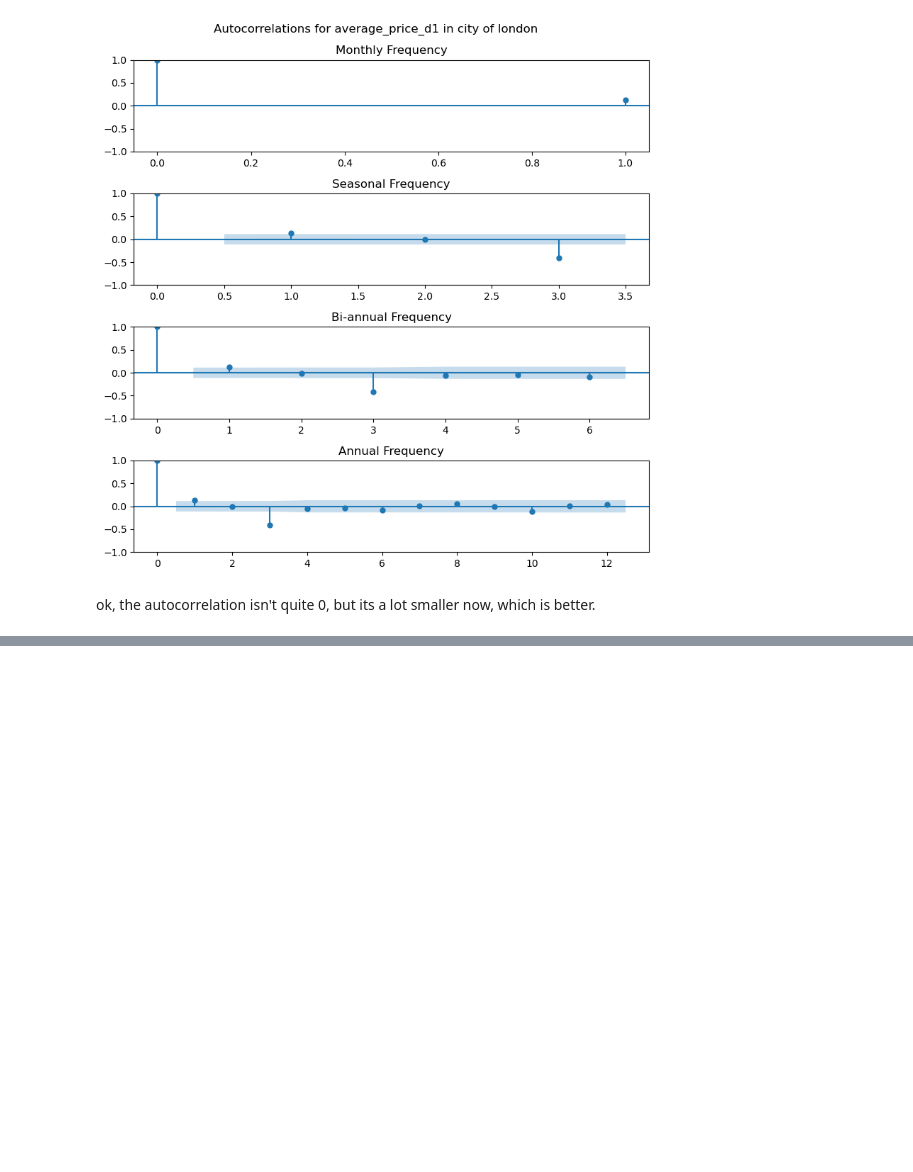
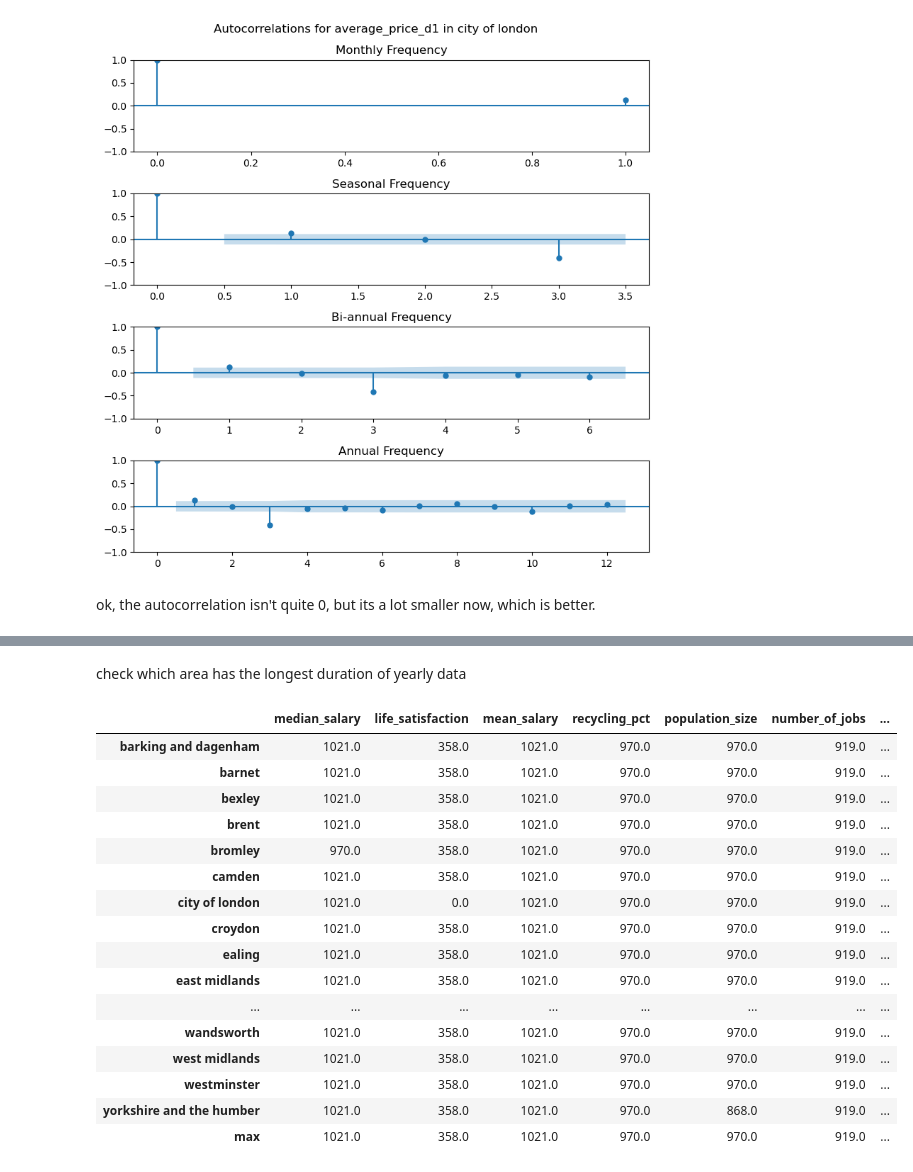
Before and after one commit to hlu109/math462_project, a Jupyter notebook: scripts/data_exploration.ipynb, the cells around one changed output, grey strips where cells are left out. Saved outputs shown, nothing was run; the diff lists cells and outputs as text; code cells hidden in the pictures; blank space fills up the shorter version.

```diff
--- a/scripts/data_exploration.ipynb
+++ b/scripts/data_exploration.ipynb
@@ -560,0 +628,47 @@ ok, the autocorrelation isn't quite 0, but its a lot smaller now, which is bette
+# %% [markdown]
+check which area has the longest duration of yearly data
+# %%
+yearly_cols = [
+    'median_salary', 'life_satisfaction', 'mean_salary', 'recycling_pct',
+    'population_size', 'number_of_jobs', 'area_size', 'no_of_houses'
+]
+yearly_coverage_total = {}
+
+for a in monthly_data.area.unique():
+    if a not in yearly_data.area.unique():
+        continue
+
+    area_data = get_area(yearly_data, a)
+    yearly_coverage = {}
+    for c in yearly_cols:
+        idx_start = area_data[c].first_valid_index()
+        if idx_start is None:
+            yearly_coverage[c] = 0
+        else:
+            idx_end = area_data[c].last_valid_index()
+            yearly_coverage[c] = idx_end - idx_start + 1
+
+    yearly_coverage_total[a] = yearly_coverage
+
+yearly_coverage_df = pd.DataFrame(yearly_coverage_total).T
+yearly_coverage_df['sum'] = yearly_coverage_df.sum(axis=1)
+yearly_coverage_df.loc['max', :] = yearly_coverage_df.max()
+yearly_coverage_df
+# %% [output]
+|  | median_salary | life_satisfaction | mean_salary | recycling_pct | population_size | number_of_jobs | ... |
+| barking and dagenham | 1021.0 | 358.0 | 1021.0 | 970.0 | 970.0 | 919.0 | ... |
+| barnet | 1021.0 | 358.0 | 1021.0 | 970.0 | 970.0 | 919.0 | ... |
+| bexley | 1021.0 | 358.0 | 1021.0 | 970.0 | 970.0 | 919.0 | ... |
+| brent | 1021.0 | 358.0 | 1021.0 | 970.0 | 970.0 | 919.0 | ... |
+| bromley | 970.0 | 358.0 | 1021.0 | 970.0 | 970.0 | 919.0 | ... |
+| camden | 1021.0 | 358.0 | 1021.0 | 970.0 | 970.0 | 919.0 | ... |
+| city of london | 1021.0 | 0.0 | 1021.0 | 970.0 | 970.0 | 919.0 | ... |
+| croydon | 1021.0 | 358.0 | 1021.0 | 970.0 | 970.0 | 919.0 | ... |
+| ealing | 1021.0 | 358.0 | 1021.0 | 970.0 | 970.0 | 919.0 | ... |
+| east midlands | 1021.0 | 358.0 | 1021.0 | 970.0 | 970.0 | 919.0 | ... |
+| ... | ... | ... | ... | ... | ... | ... | ... |
+| wandsworth | 1021.0 | 358.0 | 1021.0 | 970.0 | 970.0 | 919.0 | ... |
+| west midlands | 1021.0 | 358.0 | 1021.0 | 970.0 | 970.0 | 919.0 | ... |
+| westminster | 1021.0 | 358.0 | 1021.0 | 970.0 | 970.0 | 919.0 | ... |
+| yorkshire and the humber | 1021.0 | 358.0 | 1021.0 | 970.0 | 868.0 | 919.0 | ... |
+| max | 1021.0 | 358.0 | 1021.0 | 970.0 | 970.0 | 919.0 | ... |
```
Also changed, not shown: parts of 20 cells of this notebook.
